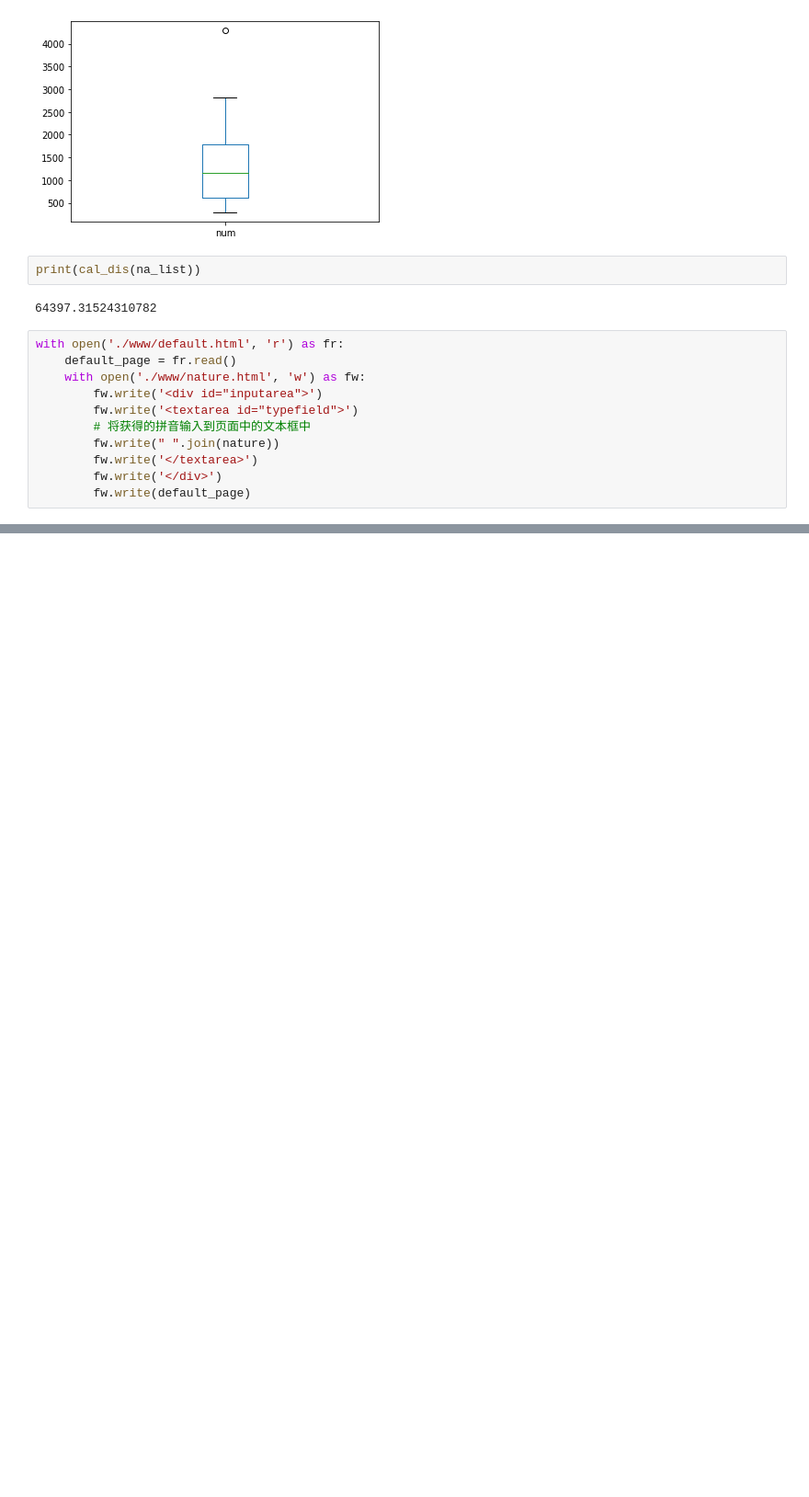
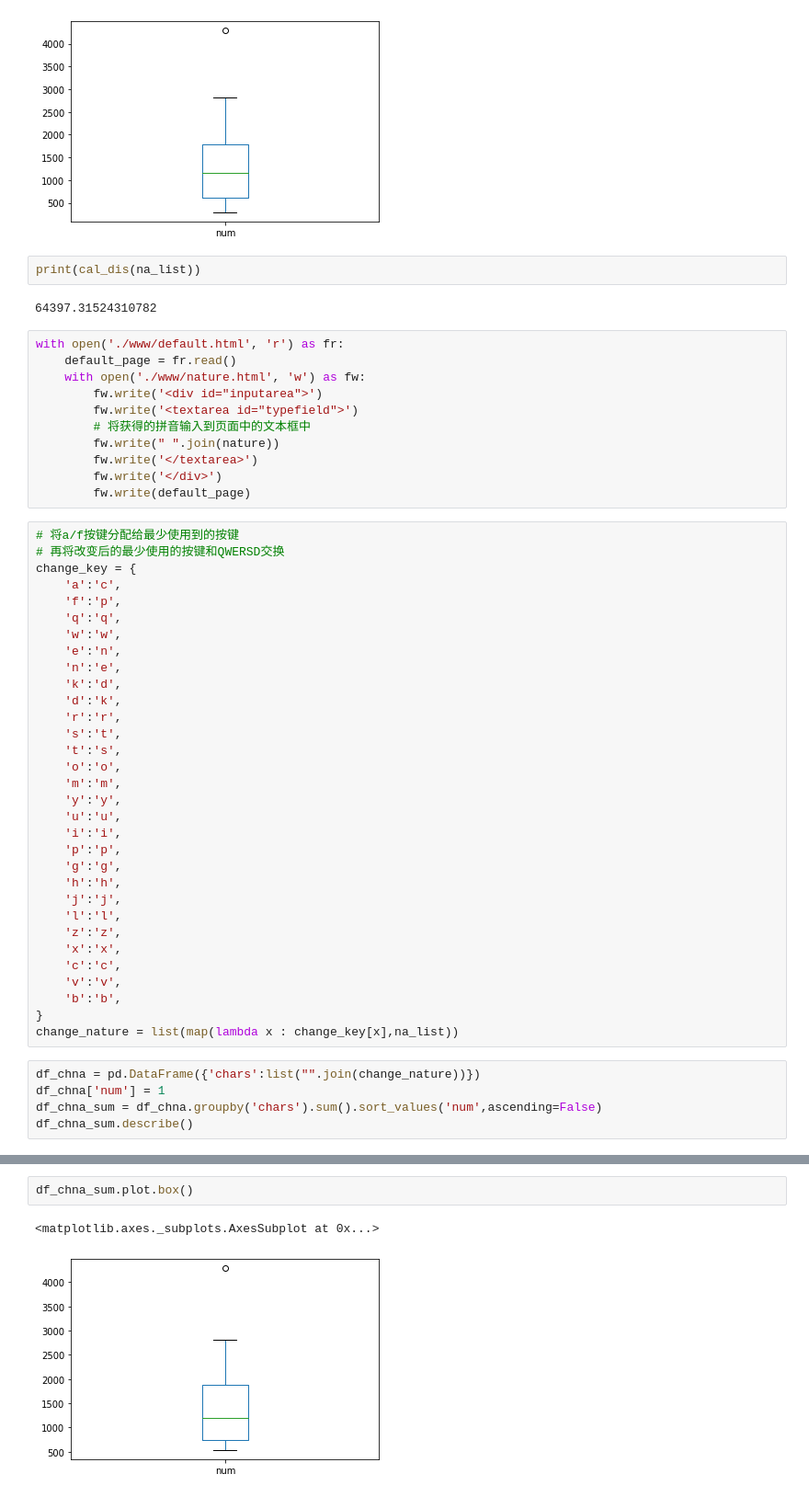
Before and after one commit to willkangliangzhu/willkangliangzhu.github.io, a Jupyter notebook: task/main.ipynb, the cells around one changed output, grey strips where cells are left out. Shown at 92% size. Drawn from its saved outputs; the diff is of its cells as text; blank space fills up the shorter version.

```diff
--- a/task/main.ipynb
+++ b/task/main.ipynb
@@ -444,3 +444,40 @@ with open('./www/default.html', 'r') as fr:
         fw.write('</textarea>')
         fw.write('</div>')
         fw.write(default_page)
+# %%
+# 将a/f按键分配给最少使用到的按键
+# 再将改变后的最少使用的按键和QWERSD交换
+change_key = {
+    'a':'c',
+    'f':'p',
+    'q':'q',
+    'w':'w',
+    'e':'n',
+    'n':'e',
+    'k':'d',
+    'd':'k',
+    'r':'r',
+    's':'t',
+    't':'s',
+    'o':'o',
+    'm':'m',
+    'y':'y',
+    'u':'u',
+    'i':'i',
+    'p':'p',
+    'g':'g',
+    'h':'h',
+    'j':'j',
+    'l':'l',
+    'z':'z',
+    'x':'x',
+    'c':'c',
+    'v':'v',
+    'b':'b',
+}
+change_nature = list(map(lambda x : change_key[x],na_list))
+# %%
+df_chna = pd.DataFrame({'chars':list("".join(change_nature))})
+df_chna['num'] = 1
+df_chna_sum = df_chna.groupby('chars').sum().sort_values('num',ascending=False)
+df_chna_sum.describe()
@@ -446,0 +494,5 @@ with open('./www/default.html', 'r') as fr:
+# %%
+df_chna_sum.plot.box()
+# %% [output]
+<matplotlib.axes._subplots.AxesSubplot at 0x...>
+[figure, added]
```
Also changed, not shown: parts of 3 cells of this notebook.
